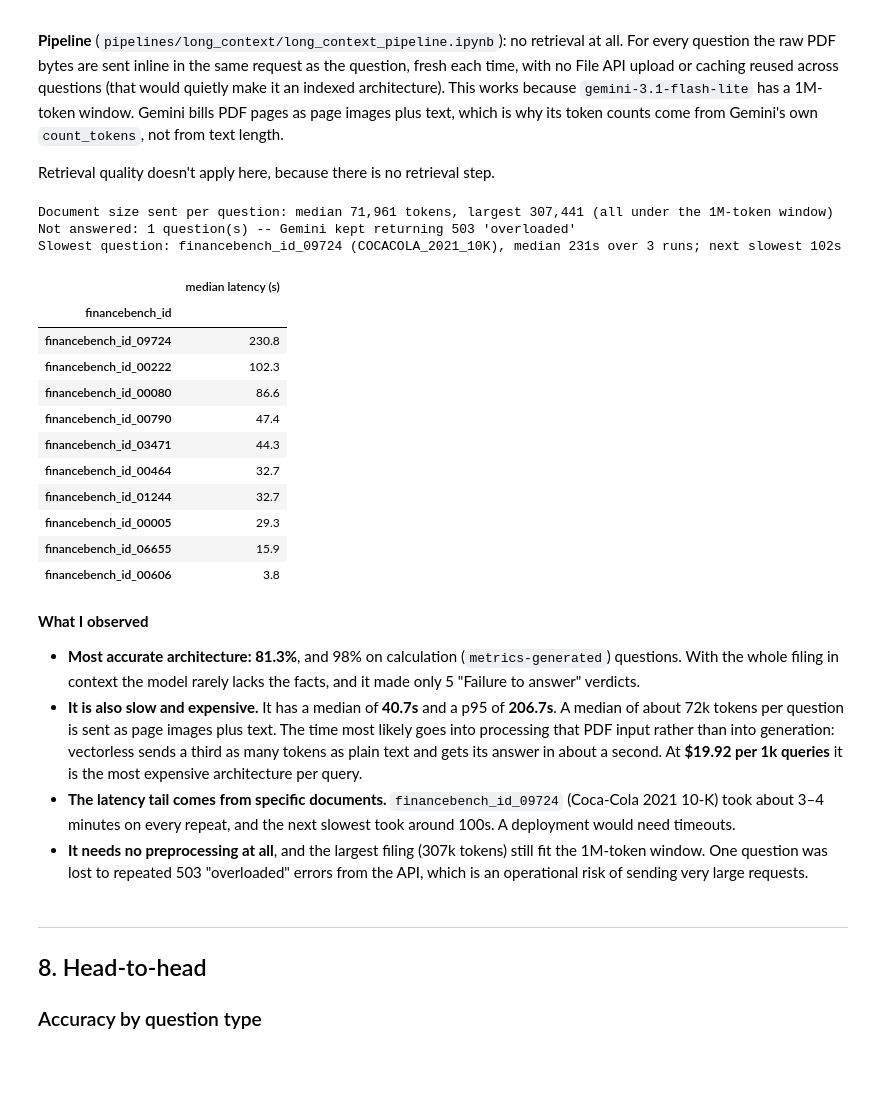
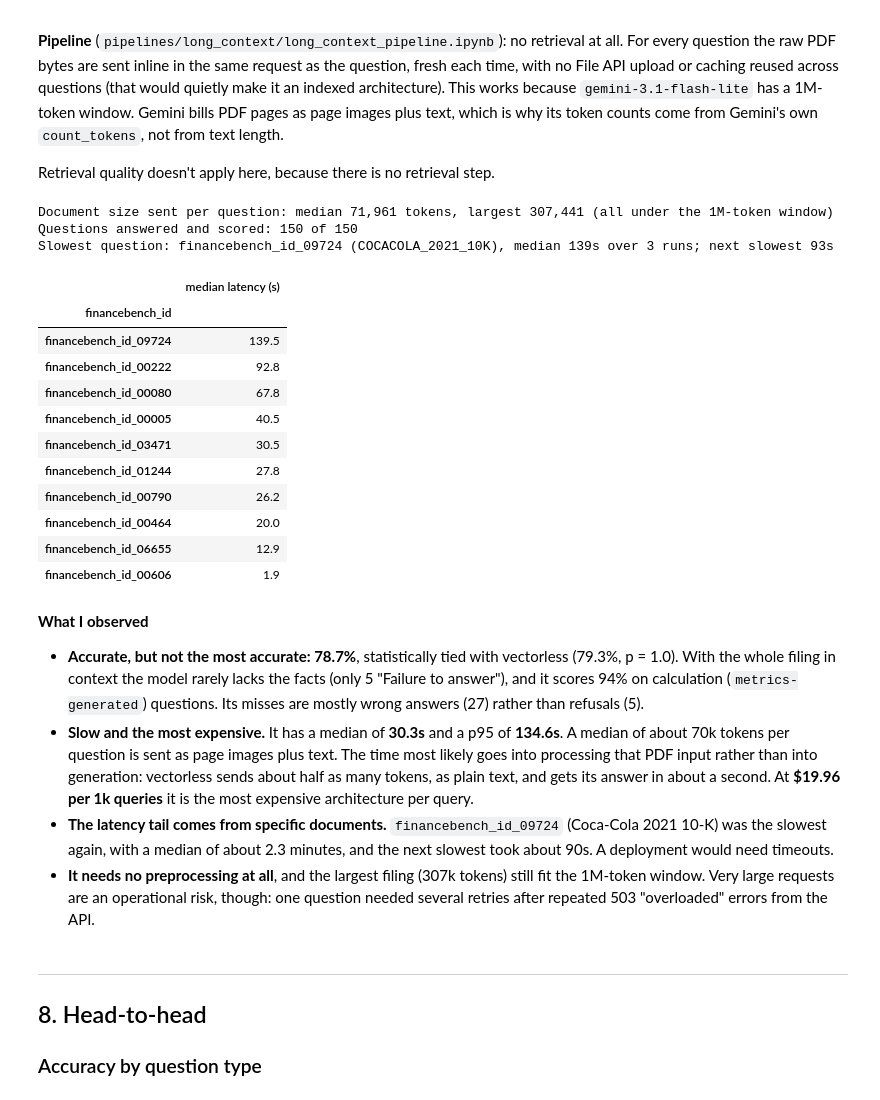
Before and after one commit to shaliqsv/financebench-rag-thesis, a Jupyter notebook: analysis/findings_walkthrough.ipynb, the cells around one changed output. Drawn from its saved outputs; the diff is of its cells as text; code cells hidden in the pictures; blank space fills up the shorter version.

```diff
--- a/analysis/findings_walkthrough.ipynb
+++ b/analysis/findings_walkthrough.ipynb
@@ -399,39 +393,39 @@ Retrieval quality doesn't apply here, because there is no retrieval step.
 # %%
 budget = pd.DataFrame(load_jsonl(R / "long_context_token_budget.jsonl"))
 lc_lat = pd.DataFrame([{"financebench_id": r["financebench_id"], "total": r["timings_sec"]["total"]}
-                       for r in load_jsonl(R / "long_context_latency.jsonl")])
+                       for r in load_jsonl(R / "long_context_latency_structured.jsonl")])
 per_q = lc_lat.groupby("financebench_id")["total"].median().sort_values(ascending=False)
 
 print(f"Document size sent per question: median {budget.token_count.median():,.0f} tokens, "
       f"largest {budget.token_count.max():,.0f} (all under the 1M-token window)")
-print(f"Not answered: {labels['Long context'].isna().sum()} question(s) -- Gemini kept returning 503 'overloaded'")
+print(f"Questions answered and scored: {labels['Long context'].notna().sum()} of {N}")
 slow = per_q.index[0]
 print(f"Slowest question: {slow} ({questions.loc[slow, 'doc_name']}), median {per_q.iloc[0]:.0f}s over 3 runs; "
       f"next slowest {per_q.iloc[1]:.0f}s")
 per_q.round(1).to_frame("median latency (s)")
 # %% [output]
 Document size sent per question: median 71,961 tokens, largest 307,441 (all under the 1M-token window)
-Not answered: 1 question(s) -- Gemini kept returning 503 'overloaded'
-Slowest question: financebench_id_09724 (COCACOLA_2021_10K), median 231s over 3 runs; next slowest 102s
+Questions answered and scored: 150 of 150
+Slowest question: financebench_id_09724 (COCACOLA_2021_10K), median 139s over 3 runs; next slowest 93s
 |  | median latency (s) |
 | financebench_id |  |
-| financebench_id_09724 | 230.8 |
-| financebench_id_00222 | 102.3 |
-| financebench_id_00080 | 86.6 |
-| financebench_id_00790 | 47.4 |
-| financebench_id_03471 | 44.3 |
-| financebench_id_00464 | 32.7 |
-| financebench_id_01244 | 32.7 |
-| financebench_id_00005 | 29.3 |
-| financebench_id_06655 | 15.9 |
-| financebench_id_00606 | 3.8 |
+| financebench_id_09724 | 139.5 |
+| financebench_id_00222 | 92.8 |
+| financebench_id_00080 | 67.8 |
+| financebench_id_00005 | 40.5 |
+| financebench_id_03471 | 30.5 |
+| financebench_id_01244 | 27.8 |
+| financebench_id_00790 | 26.2 |
+| financebench_id_00464 | 20.0 |
+| financebench_id_06655 | 12.9 |
+| financebench_id_00606 | 1.9 |
 # %% [markdown]
 **What I observed**
 
-- **Most accurate architecture: 81.3%**, and 98% on calculation (`metrics-generated`) questions. With the whole filing in context the model rarely lacks the facts, and it made only 5 "Failure to answer" verdicts.
-- **It is also slow and expensive.** It has a median of **40.7s** and a p95 of **206.7s**. A median of about 72k tokens per question is sent as page images plus text. The time most likely goes into processing that PDF input rather than into generation: vectorless sends a third as many tokens as plain text and gets its answer in about a second. At **$19.92 per 1k queries** it is the most expensive architecture per query.
-- **The latency tail comes from specific documents.** `financebench_id_09724` (Coca-Cola 2021 10-K) took about 3–4 minutes on every repeat, and the next slowest took around 100s. A deployment would need timeouts.
-- **It needs no preprocessing at all**, and the largest filing (307k tokens) still fit the 1M-token window. One question was lost to repeated 503 "overloaded" errors from the API, which is an operational risk of sending very large requests.
+- **Accurate, but not the most accurate: 78.7%**, statistically tied with vectorless (79.3%, p = 1.0). With the whole filing in context the model rarely lacks the facts (only 5 "Failure to answer"), and it scores 94% on calculation (`metrics-generated`) questions. Its misses are mostly wrong answers (27) rather than refusals (5).
+- **Slow and the most expensive.** It has a median of **30.3s** and a p95 of **134.6s**. A median of about 70k tokens per question is sent as page images plus text. The time most likely goes into processing that PDF input rather than into generation: vectorless sends about half as many tokens, as plain text, and gets its answer in about a second. At **$19.96 per 1k queries** it is the most expensive architecture per query.
+- **The latency tail comes from specific documents.** `financebench_id_09724` (Coca-Cola 2021 10-K) was the slowest again, with a median of about 2.3 minutes, and the next slowest took about 90s. A deployment would need timeouts.
+- **It needs no preprocessing at all**, and the largest filing (307k tokens) still fit the 1M-token window. Very large requests are an operational risk, though: one question needed several retries after repeated 503 "overloaded" errors from the API.
 # %% [markdown]
 ---
 ## 8. Head-to-head
```
Also changed, not shown: parts of 20 cells of this notebook, 9 other files.
